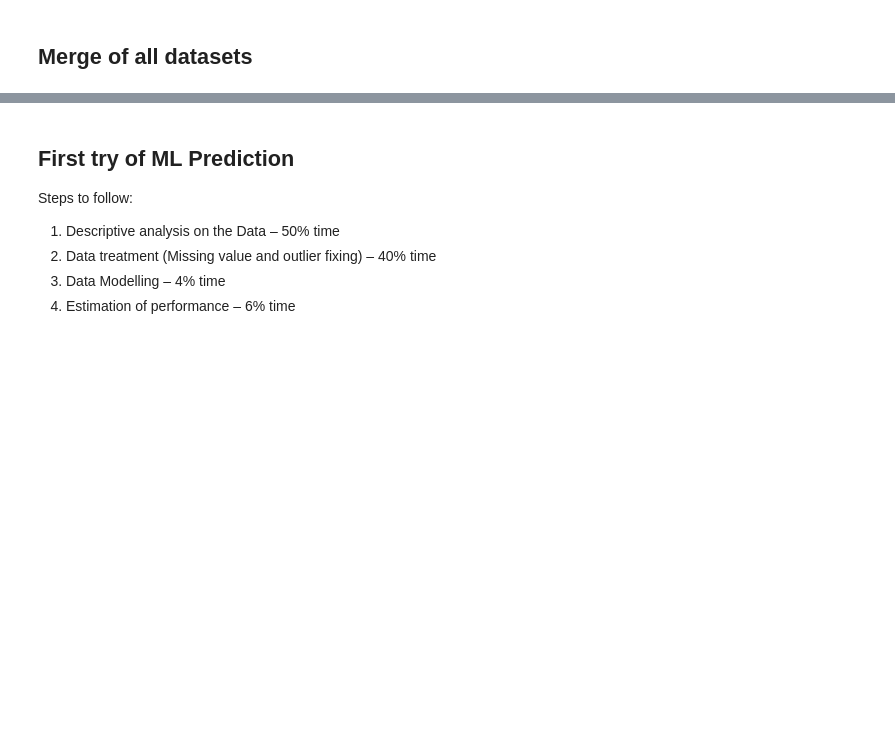
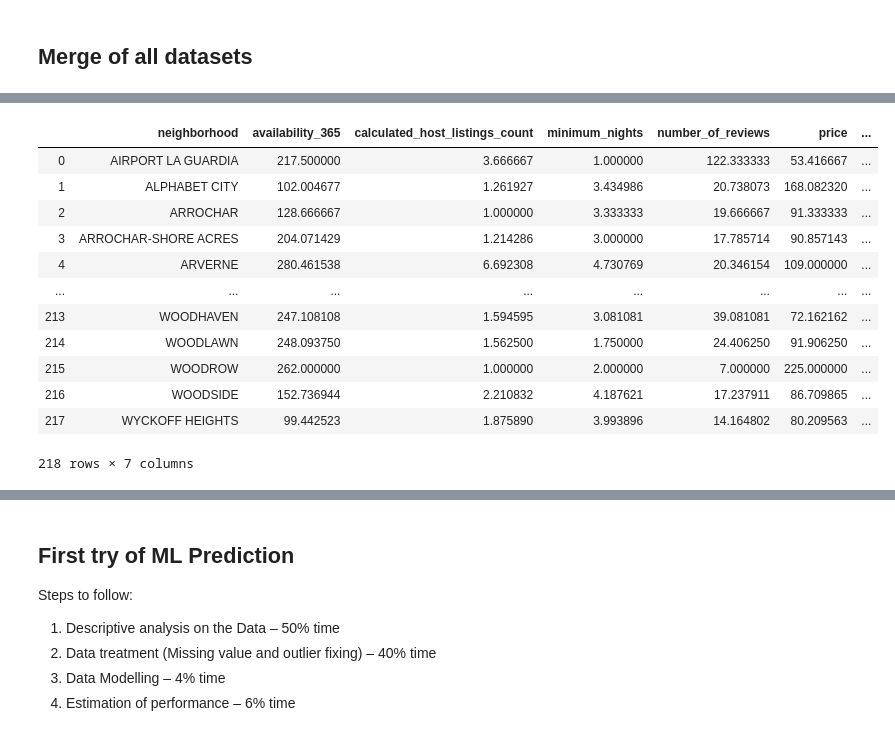
Before and after one commit to giuliosmall/Predicting-Energy-Consumption, a Jupyter notebook: Project_LISA.ipynb, the cells around one changed output, grey strips where cells are left out. Drawn from its saved outputs; the diff is of its cells as text; code cells hidden in the pictures; blank space fills up the shorter version.

Commit message:
Updated main file + Data_cleaner. Added Cleaner_2
Cleaner_2 contains the function to create the pivot tables and the final merge

````diff
--- a/Project_LISA.ipynb
+++ b/Project_LISA.ipynb
@@ -35,7 +32,11 @@ import Data_cleaner as cle
 # %%
-airbnb = pd.read_csv("/Users/matti/Desktop/BA Second Year/3. Lab of Information systems and analytics/3. Project/NYC_Airbnb_2017.csv", low_memory = False)
-house_price = pd.read_csv("/Users/matti/Desktop/BA Second Year/3. Lab of Information systems and analytics/3. Project/NYC_house_price.csv")
-crashes = pd.read_csv("/Users/matti/Desktop/BA Second Year/3. Lab of Information systems and analytics/3. Project/NYC_collision.csv", low_memory = False)
+path = "/Users/matti/Desktop/BA Second Year/3. Lab of Information systems and analytics/3. Project/"
+airbnb = pd.read_csv(path + "NYC_Airbnb_2017.csv", low_memory = False)
+house_price = pd.read_csv(path + "NYC_house_price.csv")
+crashes = pd.read_csv(path + "NYC_collision.csv", low_memory = False)
+# %%
+neighborhoods = pd.read_excel(path + "NYC_neighborhoods.xlsx")
+neigh_list = [tuple(x) for x in neighborhoods.values.tolist()]
 # %% [markdown]
 ## Data cleaning of NYC House Price dataset
 
@@ -151,8 +148,0 @@ sns.heatmap(crash_to_viz.isnull(), cbar = False, cmap = 'viridis')
-# %%
-neighborhoods = pd.read_excel("/Users/matti/Desktop/BA Second Year/3. Lab of Information systems and analytics/3. Project/NYC_neighborhoods.xlsx")
-neighborhoods = neighborhoods.rename(columns = str.lower)
-
-neigh_copy = neighborhoods.copy()
-neigh_copy['neighborhood'] = neigh_copy['neighborhood'].str.capitalize()
-neigh_copy = neigh_copy.drop_duplicates(neigh_copy.columns, keep = "last")
-neigh_list = [tuple(x) for x in neigh_copy.values.tolist()]
@@ -180,7 +165,7 @@ missing_data.drop(missing_data[missing_data.Percent < 0.2].index, inplace = True
 ```
 After a further evaluation of the columns, we assessed that only ```"reviews_per_month"``` and ```"last_review"``` had more than more than 20% of the whole column filled with NaN values. So, we dropped those two columns and used ```.dropna()``` to delete other few rows with any NaN values.
 # %%
-df_airbnb = cleaner.airbnb_cleaner(airbnb)
-df_airbnb
+df_airbnb = cleaner.airbnb_cleaner(airbnb, neigh_list)
+df_airbnb.shape
 # %% [output]
 True
@@ -230,0 +217,17 @@ df_airbnb
+# %%
+bnb_pivot = shaper.PVT_bnb(df_airbnb)
+bnb_pivot
+# %% [output]
+|  | neighborhood | availability_365 | calculated_host_listings_count | minimum_nights | number_of_reviews | price | ... |
+| 0 | AIRPORT LA GUARDIA | 217.500000 | 3.666667 | 1.000000 | 122.333333 | 53.416667 | ... |
+| 1 | ALPHABET CITY | 102.004677 | 1.261927 | 3.434986 | 20.738073 | 168.082320 | ... |
+| 2 | ARROCHAR | 128.666667 | 1.000000 | 3.333333 | 19.666667 | 91.333333 | ... |
+| 3 | ARROCHAR-SHORE ACRES | 204.071429 | 1.214286 | 3.000000 | 17.785714 | 90.857143 | ... |
+| 4 | ARVERNE | 280.461538 | 6.692308 | 4.730769 | 20.346154 | 109.000000 | ... |
+| ... | ... | ... | ... | ... | ... | ... | ... |
+| 213 | WOODHAVEN | 247.108108 | 1.594595 | 3.081081 | 39.081081 | 72.162162 | ... |
+| 214 | WOODLAWN | 248.093750 | 1.562500 | 1.750000 | 24.406250 | 91.906250 | ... |
+| 215 | WOODROW | 262.000000 | 1.000000 | 2.000000 | 7.000000 | 225.000000 | ... |
+| 216 | WOODSIDE | 152.736944 | 2.210832 | 4.187621 | 17.237911 | 86.709865 | ... |
+| 217 | WYCKOFF HEIGHTS | 99.442523 | 1.875890 | 3.993896 | 14.164802 | 80.209563 | ... |
+218 rows × 7 columns
````
Also changed, not shown: parts of 41 cells of this notebook, 2 other files.
